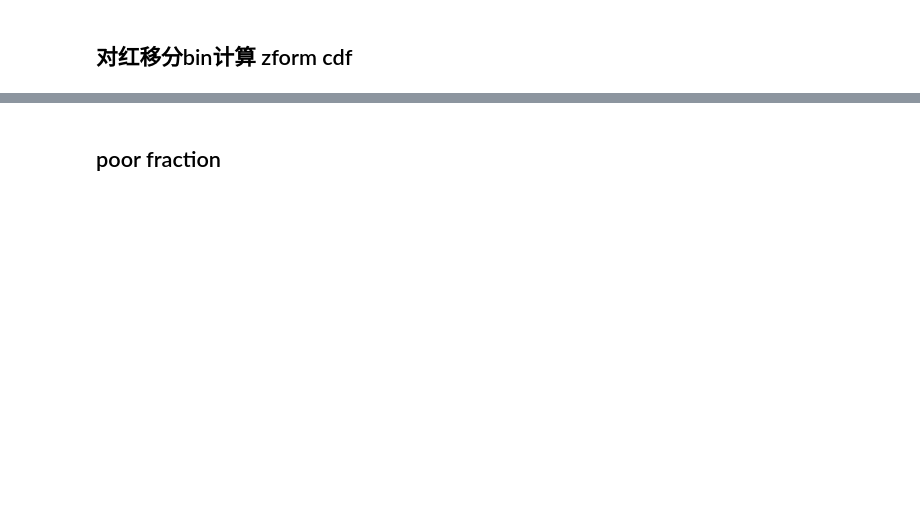
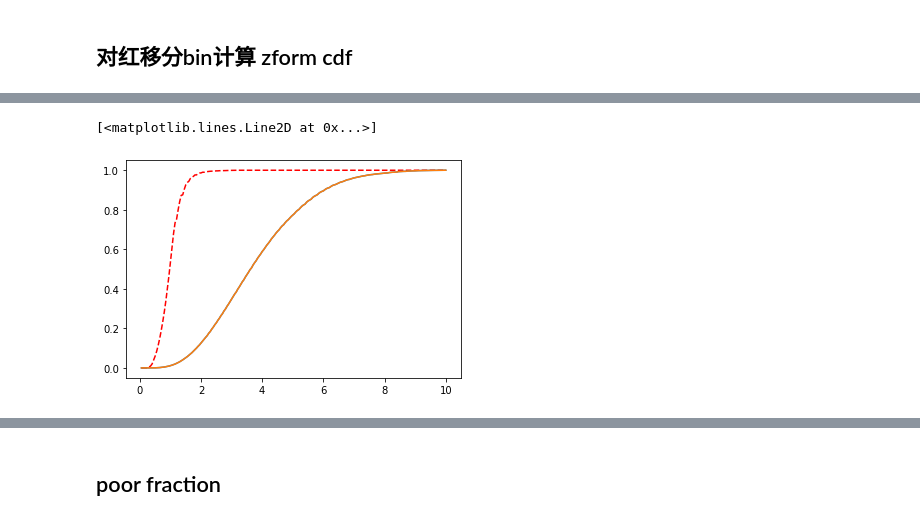
Before and after one commit to zhengyun0215/mock, a Jupyter notebook: newsubhalotable.ipynb, the cells around one changed output, grey strips where cells are left out. Saved outputs shown, nothing was run; the diff lists cells and outputs as text; code cells hidden in the pictures; blank space fills up the shorter version.

```diff
--- a/newsubhalotable.ipynb
+++ b/newsubhalotable.ipynb
@@ -306,0 +347,12 @@ for n in range(len(vpeak)):
+# %%
+v_5 = np.histogram(zform_sta[5],bin_red)
+v_25 = np.histogram(zform_sta[25],bin_red)
+cdf_5 = np.cumsum(v_5[0]/sum(v_5[0]))
+cdf_25 = np.cumsum(v_25[0]/sum(v_25[0]))
+# %%
+plt.plot(bin_red[1:],cdf_5,'r--')
+plt.plot(v_25[1][1:],cdf_25)
+plt.plot(bin_red[1:],cdf_25)
+# %% [output]
+[<matplotlib.lines.Line2D at 0x...>]
+[figure, added]
```
Also changed, not shown: parts of 93 cells of this notebook.
